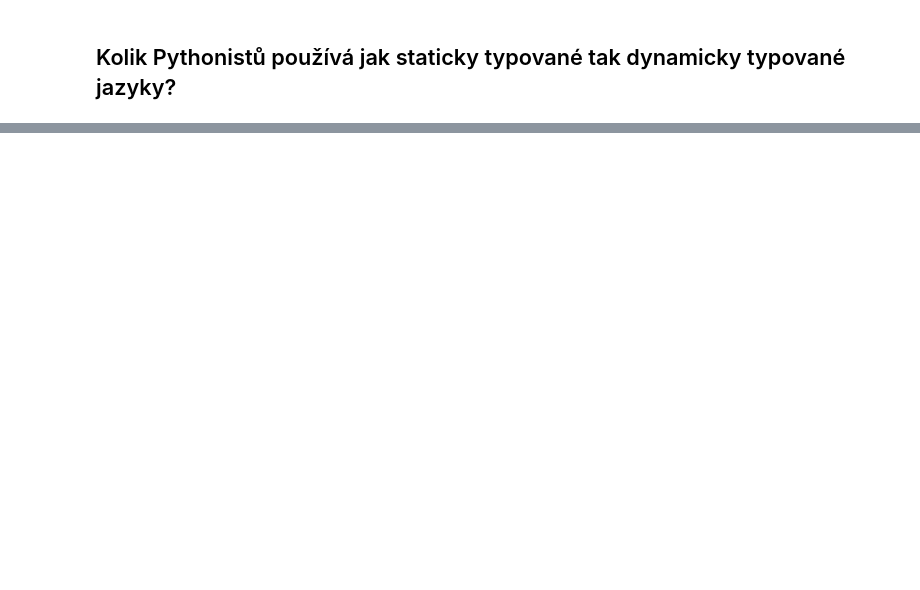
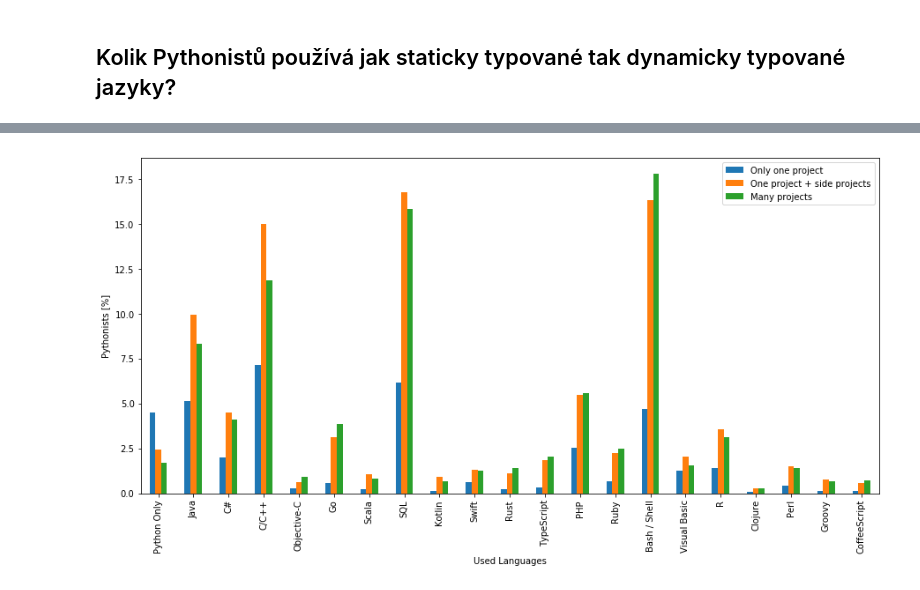
Before and after one commit to soucevi1/PYT-pandas, a Jupyter notebook: ukol3.ipynb, the cells around one changed output, grey strips where cells are left out. Saved outputs shown, nothing was run; the diff lists cells and outputs as text; code cells hidden in the pictures; blank space fills up the shorter version.

```diff
--- a/ukol3.ipynb
+++ b/ukol3.ipynb
@@ -4,5 +4,6 @@
 import pandas
 # %%
 data = pandas.read_csv('data/pythondevsurvey2017_raw_data.csv')
+data['id'] = range(0, len(data))
 # %% [markdown]
 ## Kolik lidí celkem vyplnilo dotazník?
@@ -38,7 +39,7 @@ len(cntry[cntry == 'Slovakia'])
 # %% [markdown]
 ## Kolik Pythonistů používá i staticky typované jazyky?
 # %%
-# Get DataFrame for the 1st language
+# Get DataFrame for the 1st language 4648
 jva_col = pythonists.loc[:,'Java:What other language(s) do you use?']
 jva = pythonists.loc[:, :][jva_col == 'Java']
 
@@ -46,13 +47,11 @@ static_langs =['C#', 'C/C++', 'Objective-C', 'Go', 'Scala', 'SQL', 'Kotlin', 'Sw
 
 # Iterate through all other languages
 for l in static_langs:
-    if f'{l}:What other language(s) do you use?' not in pythonists:
-        continue
     # Get dataframe of the current language
     l_col = pythonists.loc[:, f'{l}:What other language(s) do you use?']
     l_only = pythonists.loc[:, :][l_col == f'{l}']
     # Merge dataframes together
-    jva = jva.merge(l_only, how='outer', left_index=True, right_index=True)
+    jva = jva.merge(l_only, how='outer', left_on='id', right_on='id')
 sl = jva
-len(sl)
+print(f'Pythoniste pouzivajici staticky typovane jazyky: {len(sl)}')
 # %% [output]
@@ -64,17 +63,15 @@ len(sl)
 js_col = pythonists.loc[:,'JavaScript:What other language(s) do you use?']
 js = pythonists.loc[:, :][js_col == 'JavaScript']
 
-dynamic_langs = ['PHP', 'Ruby', 'Bash/Shell', 'Visual Basic', 'R', 'Clojure', 'Perl', 'Groovy', 'CoffeeScript']
+dynamic_langs = ['PHP', 'Ruby', 'Bash / Shell', 'Visual Basic', 'R', 'Clojure', 'Perl', 'Groovy', 'CoffeeScript']
 
 # Iterate through all other languages
 for l in dynamic_langs:
-    if f'{l}:What other language(s) do you use?' not in pythonists:
-        continue
     # Get dataframe of the current language
     l_col = pythonists.loc[:, f'{l}:What other language(s) do you use?']
     l_only = pythonists.loc[:, :][l_col == f'{l}']
     # Merge dataframes together
-    js = js.merge(l_only, how='outer', left_index=True, right_index=True)
+    js = js.merge(l_only, how='outer', left_on='id', right_on='id')
 dl = js
-len(dl)
+print(f'Pythoniste pouzivajici dynamicky typovane jazyky: {len(dl)}')
 # %% [output]
@@ -110,0 +95,45 @@ both = sl.merge(dl, left_index = True, right_index = True)
+# %%
+import matplotlib
+%matplotlib inline
+
+# For some reason, proj_info = data.loc[:, "Do you regularly work on multiple projects at the same time?"]
+# does not work:
+# KeyError: 'the label [Do you regularly work on multiple projects at the same time?] is not in the [columns]'
+x = ''
+for i in pythonists.columns:
+    if 'regularly' in i:
+        x = i
+proj_info = pythonists.loc[:, x]
+
+languages = ['None', 'Java', 'C#', 'C/C++', 'Objective-C', 'Go', 'Scala', 'SQL', 'Kotlin', 'Swift', 'Rust', 'TypeScript',
+            'PHP', 'Ruby', 'Bash / Shell', 'Visual Basic', 'R', 'Clojure', 'Perl', 'Groovy', 'CoffeeScript']
+
+percents = {} # lang: [one, side, more]
+for l in languages:
+    # Get language dataframe
+    ldf_nan = pythonists.loc[:, f'{l}:What other language(s) do you use?']
+    ldf = pythonists.loc[:, :][ldf_nan == f'{l}']
+    # No,  I only work on one project 329 128 460
+    one_proj = ldf.loc[:, :][proj_info == 'No,  I only work on one project']
+    l_one_proj = len(one_proj)
+    # Yes, I work on many different projects
+    more_proj = ldf.loc[:, :][proj_info == 'Yes, I work on many different projects']
+    l_more_proj = len(more_proj)
+    # Yes, I work on one main and several side projects
+    one_plus_side = ldf.loc[:][proj_info == 'Yes, I work on one main and several side projects']
+    l_one_plus_side = len(one_plus_side)
+
+    one_perc = len(pythonists) / 100
+    percents[f'{l}'] = [l_one_proj/one_perc, l_one_plus_side/one_perc, l_more_proj/one_perc]
+
+to_plot = pandas.DataFrame.from_dict(percents)
+
+xt = ['Python Only', 'Java', 'C#', 'C/C++', 'Objective-C', 'Go', 'Scala', 'SQL', 'Kotlin', 'Swift', 'Rust', 'TypeScript',
+            'PHP', 'Ruby', 'Bash / Shell', 'Visual Basic', 'R', 'Clojure', 'Perl', 'Groovy', 'CoffeeScript']
+plt = to_plot.T.plot.bar(figsize = (15,7), legend = True)
+plt.set_xticklabels(xt)
+plt.set_xlabel("Used Languages")
+plt.legend(["Only one project", "One project + side projects", "Many projects"])
+y = plt.set_ylabel("Pythonists [%]")
+# %% [output]
+[figure, added]
```
Also changed, not shown: parts of 10 cells of this notebook.
